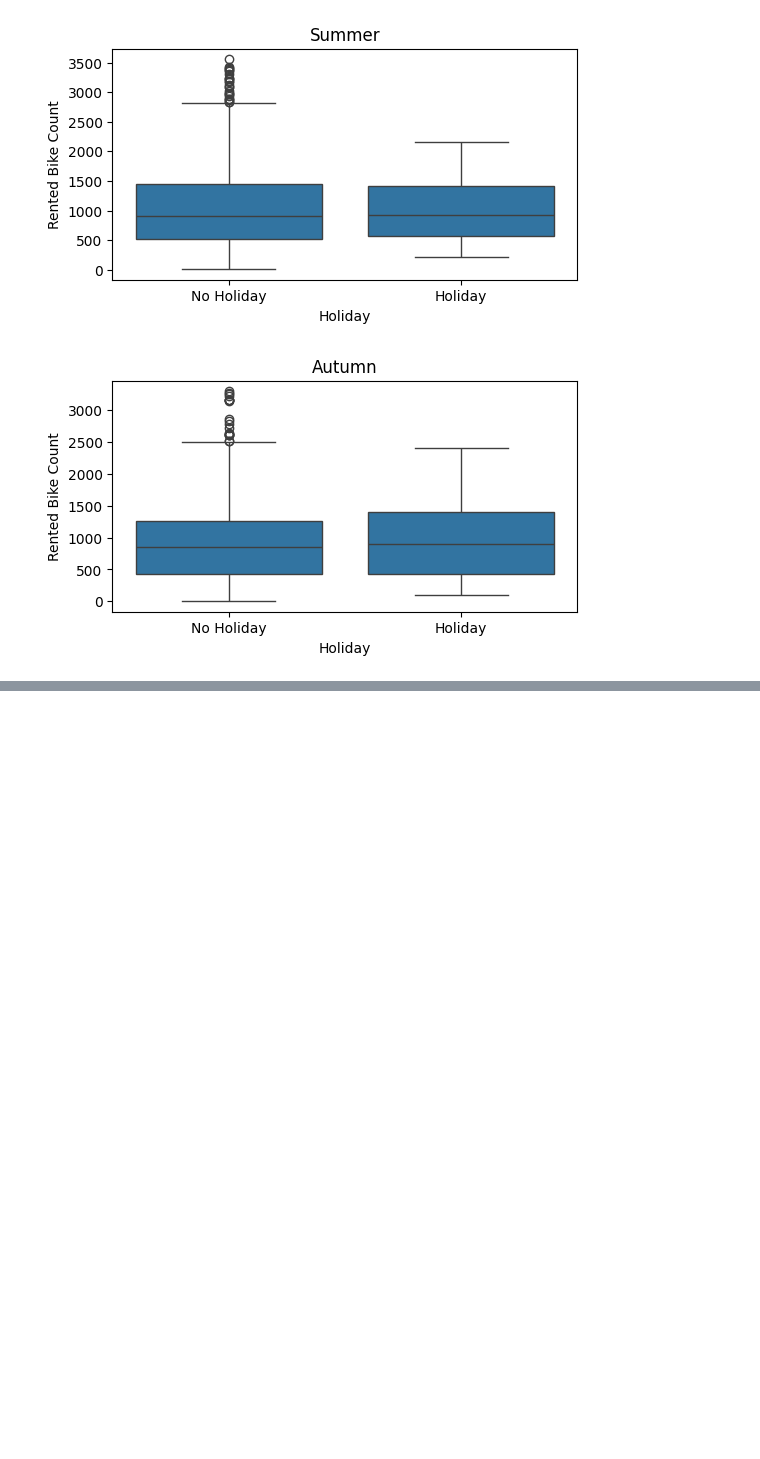
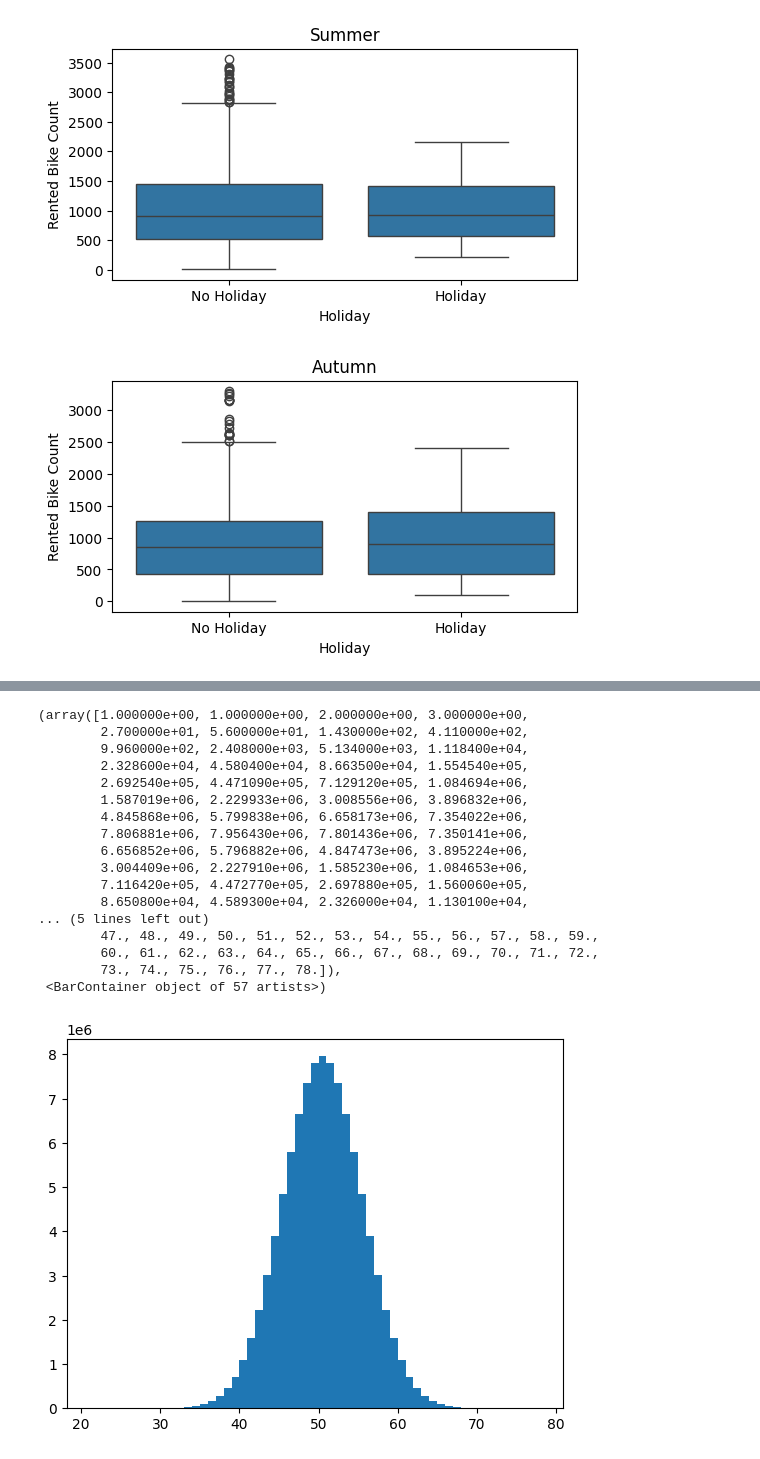
Before and after one commit to stafillok0k/DS-study, a Jupyter notebook: my-first/damn_bicycles.ipynb, the cells around one changed output, grey strips where cells are left out. Cells and saved outputs as stored; diff of their text form; code cells hidden in the pictures; blank space fills up the shorter version.

```diff
--- a/my-first/damn_bicycles.ipynb
+++ b/my-first/damn_bicycles.ipynb
@@ -118,0 +140,22 @@ for season in df['Seasons'].unique():
+# %%
+bi = np.random.binomial(100, 0.5, 100000000)
+plt.hist(bi, bins='auto')
+# %% [output]
+(array([1.000000e+00, 1.000000e+00, 2.000000e+00, 3.000000e+00,
+        2.700000e+01, 5.600000e+01, 1.430000e+02, 4.110000e+02,
+        9.960000e+02, 2.408000e+03, 5.134000e+03, 1.118400e+04,
+        2.328600e+04, 4.580400e+04, 8.663500e+04, 1.554540e+05,
+        2.692540e+05, 4.471090e+05, 7.129120e+05, 1.084694e+06,
+        1.587019e+06, 2.229933e+06, 3.008556e+06, 3.896832e+06,
+        4.845868e+06, 5.799838e+06, 6.658173e+06, 7.354022e+06,
+        7.806881e+06, 7.956430e+06, 7.801436e+06, 7.350141e+06,
+        6.656852e+06, 5.796882e+06, 4.847473e+06, 3.895224e+06,
+        3.004409e+06, 2.227910e+06, 1.585230e+06, 1.084653e+06,
+        7.116420e+05, 4.472770e+05, 2.697880e+05, 1.560060e+05,
+        8.650800e+04, 4.589300e+04, 2.326000e+04, 1.130100e+04,
+... (5 lines left out)
+        47., 48., 49., 50., 51., 52., 53., 54., 55., 56., 57., 58., 59.,
+        60., 61., 62., 63., 64., 65., 66., 67., 68., 69., 70., 71., 72.,
+        73., 74., 75., 76., 77., 78.]),
+ <BarContainer object of 57 artists>)
+[figure, added]
```
Also changed, not shown: parts of 11 cells of this notebook, 13 other files.
